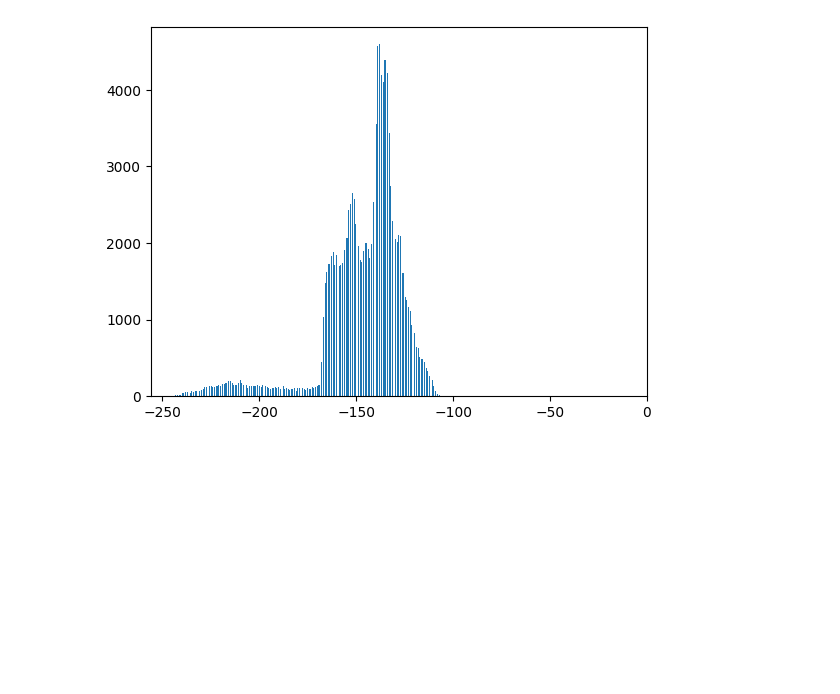
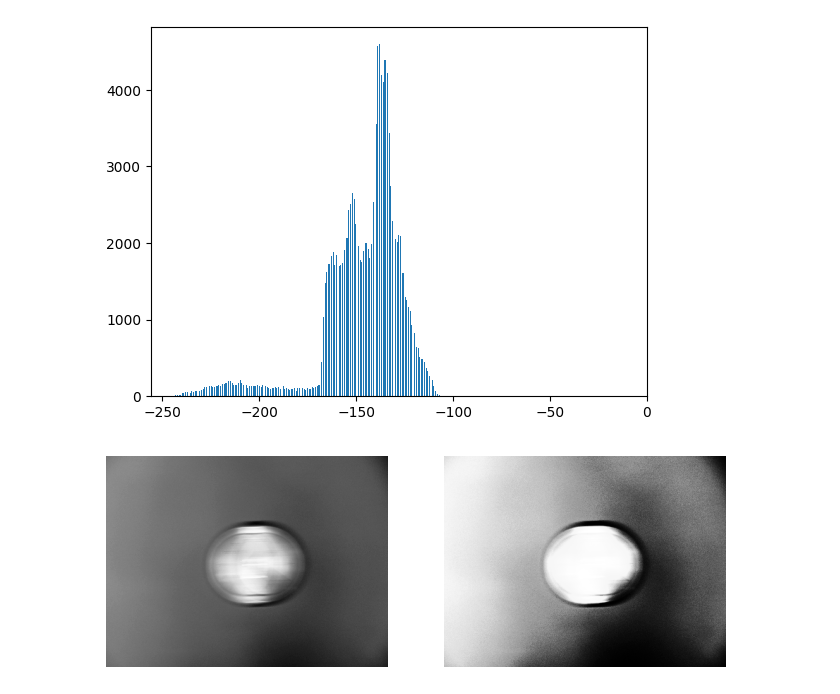
Before and after one commit to r-leyshon/image-processing, a Jupyter notebook: scikit-image/image-processing-with-skimage/02-more.ipynb, the cells around one changed output. Drawn from its saved outputs; the diff is of its cells as text; code cells hidden in the pictures; blank space fills up the shorter version.

Commit message:
feat: Histogram equalisation

```diff
--- a/scikit-image/image-processing-with-skimage/02-more.ipynb
+++ b/scikit-image/image-processing-with-skimage/02-more.ipynb
@@ -69,3 +70,13 @@ plt.xlim([-256, 0])
 plt.show()
 # %% [output]
 [figure]
+# %%
+pen_eq = exposure.equalize_hist(pen2)
+fig, (ax1, ax2) = plt.subplots(ncols=2, figsize=(8,6), sharex=True, sharey=True)
+ax1.axis("off")
+ax1.imshow(pen2, cmap="Greys")
+ax2.axis("off")
+ax2.imshow(pen_eq, cmap="Greys")
+plt.show()
+# %% [output]
+[figure, added]
```
Also changed, not shown: parts of 2 cells of this notebook.
